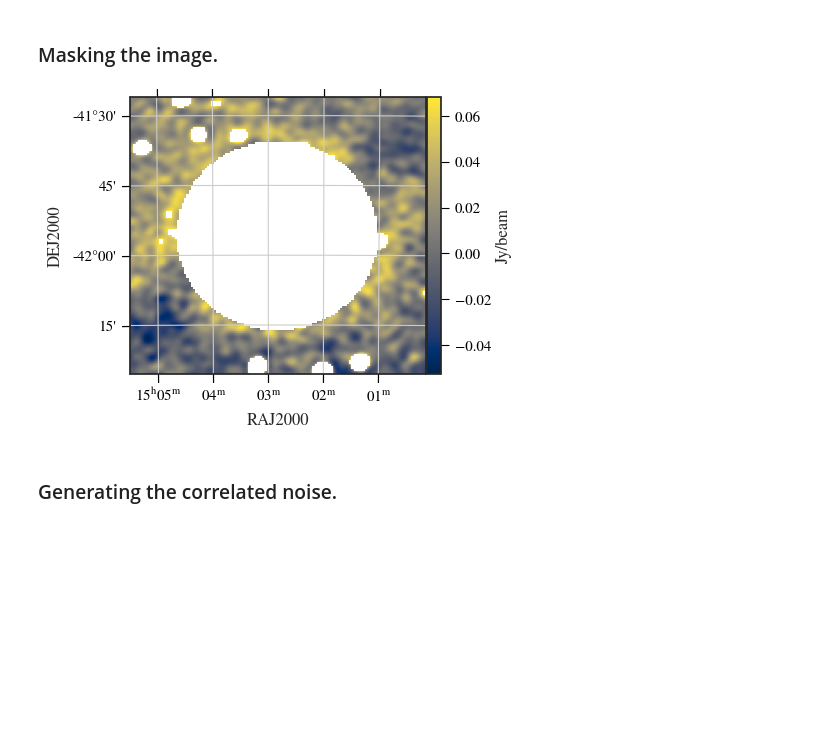
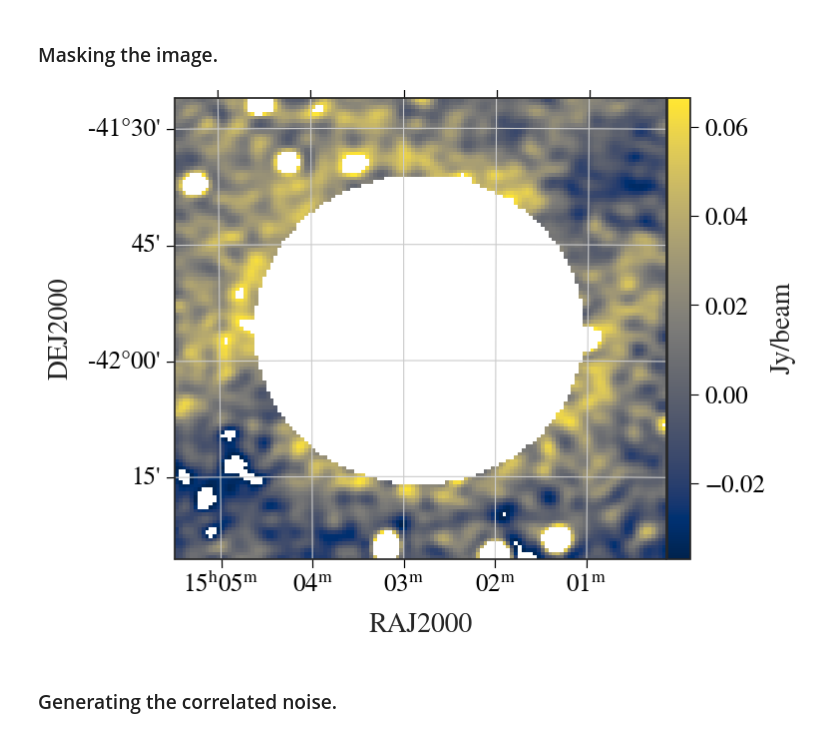
Before and after one commit to JaidenCook/SNRfit, a Jupyter notebook: workbooks/Correlating_Noise.ipynb, the cells around one changed output. Cells and saved outputs as stored; diff of their text form; code cells hidden in the pictures; blank space fills up the shorter version.

```diff
--- a/workbooks/Correlating_Noise.ipynb
+++ b/workbooks/Correlating_Noise.ipynb
@@ -119,10 +114,10 @@ Max pixel = 0.0680
 # %%
 img_nu = np.ones(img_arr.shape)*img_arr# - img_bkg
 img_nu[thresh_mask] = np.nan
 
-snrfit.astro_plot_2D(img_nu, w, figsize=(7.5,6),scale=0.6)
+snrfit.astro_plot_2D(img_nu, w, figsize=(7.5,6))
 # %% [output]
-[figure, old version]
+[figure, new version]
 # %% [markdown]
 ### Generating the correlated noise.
 # %%
```
Also changed, not shown: parts of 6 cells of this notebook, 2 other files.
